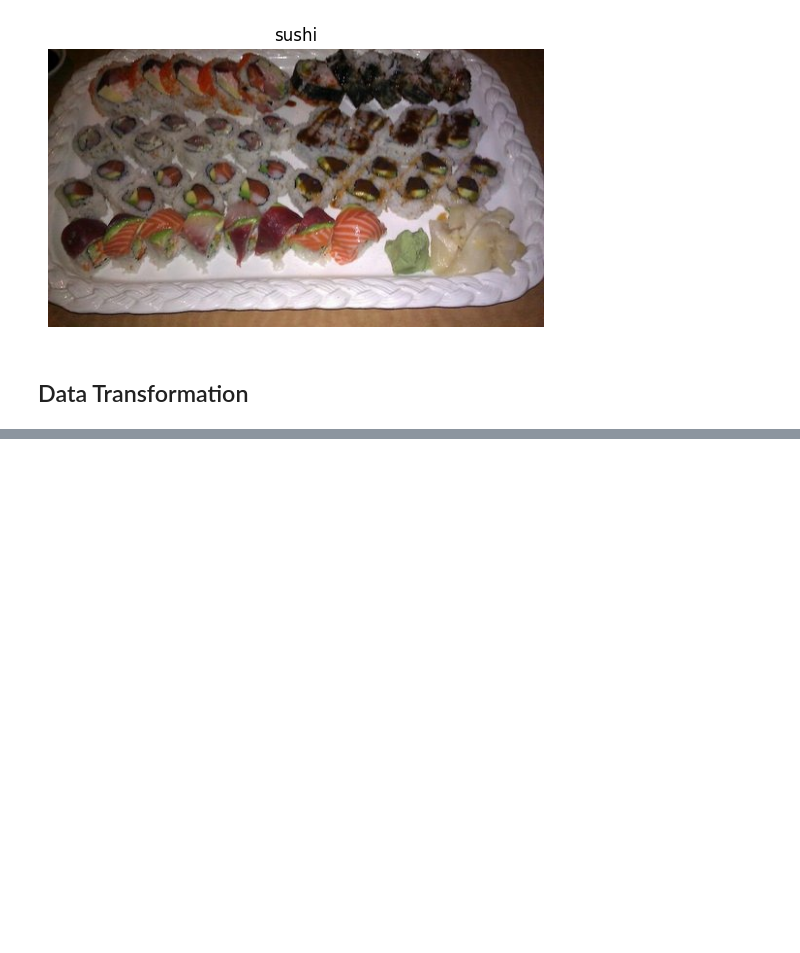
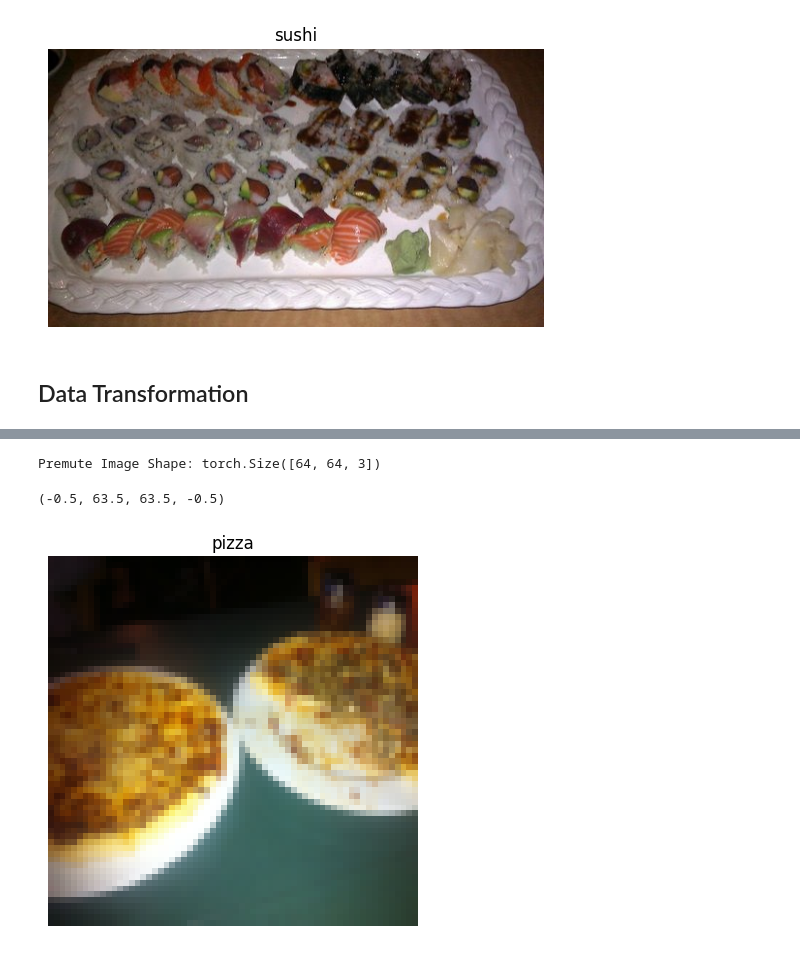
Before and after one commit to AmanullaChishty/Pytorch, a Jupyter notebook: CV_Custom_dataset.ipynb, the cells around one changed output, grey strips where cells are left out. Drawn from its saved outputs; the diff is of its cells as text; code cells hidden in the pictures; blank space fills up the shorter version.

```diff
--- a/CV_Custom_dataset.ipynb
+++ b/CV_Custom_dataset.ipynb
@@ -123,0 +126,5 @@ plot_transformed_images(img_paths, transform=data_transform, n=3)
+# %%
+train_data = datasets.ImageFolder(root=train_dir, transform=data_transform, target_transform=None)
+test_data = datasets.ImageFolder(root=test_dir, transform=data_transform)
+
+print(f"Train data:\n{train_data}\nTest data:\n{test_data}")
@@ -123,0 +152,4 @@ plot_transformed_images(img_paths, transform=data_transform, n=3)
+# %%
+# Get class names as list
+class_names = train_data.classes
+class_names
@@ -123,0 +168,7 @@ plot_transformed_images(img_paths, transform=data_transform, n=3)
+# %%
+img,label = train_data[0][0],train_data[0][1]
+print(f"Image tensor:\n{img}")
+print(f"Image Label: {label}")
+print(f"Label dtype: {type(label)}")
+print(f"Image Shape: {img.shape}")
+print(f"Image dtype : {img.dtype}")
@@ -123,0 +193,11 @@ plot_transformed_images(img_paths, transform=data_transform, n=3)
+# %%
+img_premute = img.permute(1,2,0)
+print(f"Premute Image Shape: {img_premute.shape}")
+plt.figsize = (10,7)
+plt.imshow(img_premute)
+plt.title(class_names[label])
+plt.axis(False)
+# %% [output]
+Premute Image Shape: torch.Size([64, 64, 3])
+(-0.5, 63.5, 63.5, -0.5)
+[figure, added]
```
Also changed, not shown: parts of 8 cells of this notebook.
